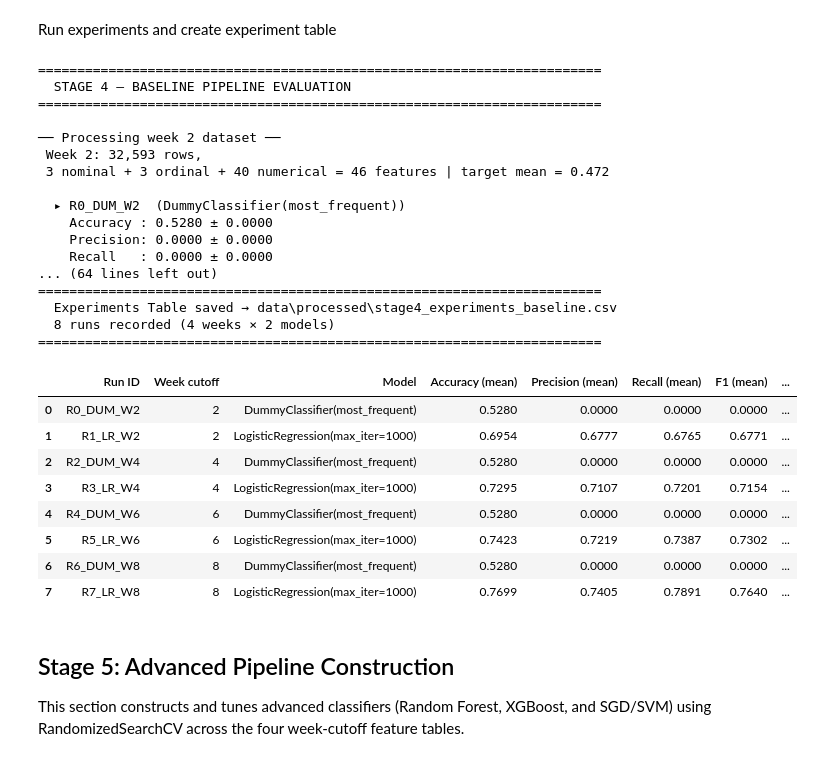
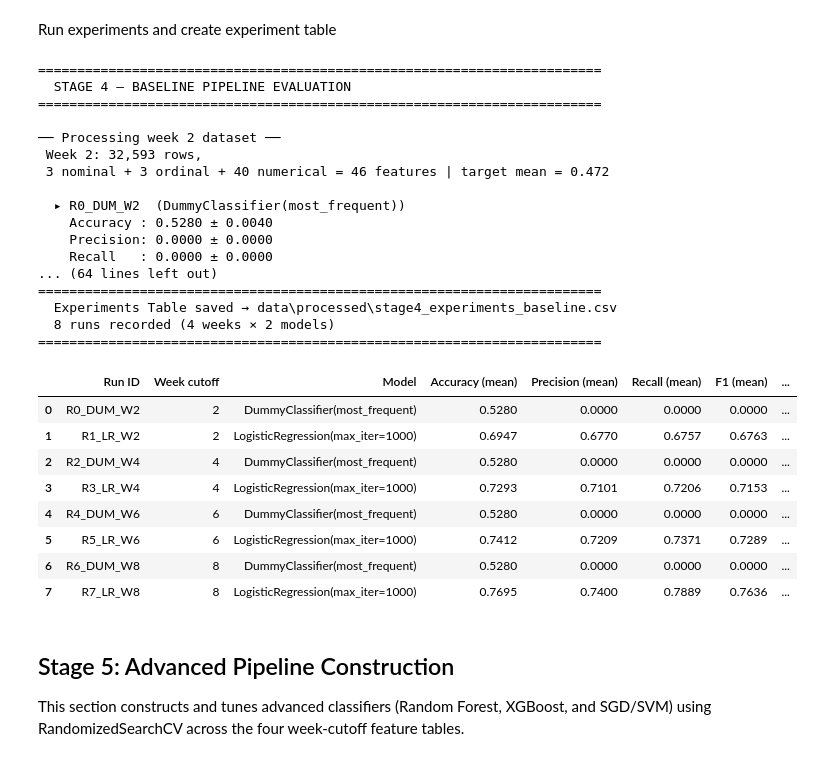
Before and after one commit to alsfine/Group-1-ML-Project-2026, a Jupyter notebook: project.ipynb, the cells around one changed output. Drawn from its saved outputs; the diff is of its cells as text; code cells hidden in the pictures.

```diff
--- a/project.ipynb
+++ b/project.ipynb
@@ -1438,8 +1574,11 @@ Feature tables successfully loaded into memory variables.
 Build Preprocessors and pipelines
 # %%
 def load_and_clean(df: pd.DataFrame, week: int) -> tuple:
-    # Separate target before dropping columns
+    # Separate target and groups before dropping columns
     y = df["target"].copy()
+    if "id_student" not in df.columns:
+        raise ValueError("Expected column `id_student` for group-aware splitting.")
+    groups = df["id_student"].copy()
 
     # Drop target + leaky / identifier / metadata columns
     drop_cols = ["target"] + [c for c in COLS_TO_DROP if c in df.columns]
@@ -1454,13 +1593,14 @@ def load_and_clean(df: pd.DataFrame, week: int) -> tuple:
           f" {len(nominal_cols)} nominal + {len(ordinal_cols)} ordinal + {len(num_cols)} numerical = "
           f"{X.shape[1]} features | target mean = {y.mean():.3f}")
 
-    return X, y, nominal_cols, ordinal_cols, num_cols
+    return X, y, groups, nominal_cols, ordinal_cols, num_cols
 
 
 def build_preprocessor(nominal_cols: list[str], ordinal_cols: list[str], num_cols: list[str]) -> ColumnTransformer:
     # Define exact category hierarchies
     edu_cats = ["No Formal quals", "Lower Than A Level", "A Level or Equivalent", "HE Qualification", "Post Graduate Qualification"]
-    imd_cats = ["0-10%", "10-20%", "20-30%", "30-40%", "40-50%", "50-60%", "60-70%", "70-80%", "80-90%", "90-100%"]
+    # NOTE: OULAD encodes this band as "10-20" (missing the % sign).
+    imd_cats = ["0-10%", "10-20", "20-30%", "30-40%", "40-50%", "50-60%", "60-70%", "70-80%", "80-90%", "90-100%"]
     age_cats = ["0-35", "35-55", "55<="]
 
     nominal_pipeline = Pipeline([
@@ -1502,15 +1642,16 @@ def build_pipelines(nominal_cols: list[str], ordinal_cols: list[str], num_cols:
 
 
 
-def evaluate_pipeline(pipe: Pipeline, X: pd.DataFrame, y: pd.Series) -> dict[str, float]:
+def evaluate_pipeline(pipe: Pipeline, X: pd.DataFrame, y: pd.Series, groups: pd.Series) -> dict[str, float]:
     """
-    Run Stratified K-Fold cross-validation and return mean ± std for each metric.
+    Run group-aware cross-validation (no student appears in multiple folds).
     """
-    cv = StratifiedKFold(n_splits=N_FOLDS, shuffle=True, random_state=RANDOM_SEED)
+    cv = StratifiedGroupKFold(n_splits=N_FOLDS, shuffle=True, random_state=RANDOM_SEED)
 
     cv_results = cross_validate(
         pipe, X, y,
         cv=cv,
+        groups=groups,
         scoring=SCORING,
         return_train_score=False,
         n_jobs=-1,
@@ -1542,7 +1683,7 @@ PREPROCESSING_DESC = (
 def run_all_experiments(tables_dict: dict) -> pd.DataFrame:
     """
     Loop over every (model, week) combination using the provided dictionary
-    of DataFrames, evaluate with Stratified 5-Fold CV, and compile results.
+    of DataFrames, evaluate with StratifiedGroupKFold CV (group=id_student), and compile results.
     """
     rows = []
     run_counter = 0
@@ -1556,7 +1697,7 @@ def run_all_experiments(tables_dict: dict) -> pd.DataFrame:
 
         # Pull dataframe from dictionary variable
         df_week = tables_dict[week]
-        X, y, nominal_cols, ordinal_cols, num_cols = load_and_clean(df_week, week)
+        X, y, groups, nominal_cols, ordinal_cols, num_cols = load_and_clean(df_week, week)
         pipelines = build_pipelines(nominal_cols, ordinal_cols, num_cols)
 
 
@@ -1564,7 +1705,7 @@ def run_all_experiments(tables_dict: dict) -> pd.DataFrame:
             run_id = f"R{run_counter}_{model_tag}_W{week}"
             print(f"\n  ▸ {run_id}  ({MODEL_FULL_NAMES[model_tag]})")
 
-            metrics = evaluate_pipeline(pipe, X, y)
+            metrics = evaluate_pipeline(pipe, X, y, groups)
 
             row = {
                 "Run ID":                   run_id,
@@ -1573,7 +1714,7 @@ def run_all_experiments(tables_dict: dict) -> pd.DataFrame:
                 "Preprocessing":            PREPROCESSING_DESC,
                 "Model":                    MODEL_FULL_NAMES[model_tag],
                 "Hyperparameters changed?": "None",
-                "Split protocol":           f"Stratified {N_FOLDS}-Fold CV",
+                "Split protocol":           f"StratifiedGroupKFold {N_FOLDS}-Fold CV (group=id_student)",
                 "Seed":                     RANDOM_SEED,
                 "Accuracy (mean)":          round(metrics["accuracy_mean"],  4),
                 "Accuracy (std)":           round(metrics["accuracy_std"],   4),
@@ -1612,41 +1753,41 @@ print("\n" + "=" * 72)
 print(f"  Experiments Table saved → {out_path}")
 print(f"  {len(experiments_df)} runs recorded ({len(WEEK_CUTOFFS)} weeks × 2 models)")
 print("=" * 72)
 
 # Display Summary
 display_cols = [
     "Run ID", "Week cutoff", "Model",
     "Accuracy (mean)", "Precision (mean)", "Recall (mean)",
     "F1 (mean)", "AUC (mean)",
 ]
 display(experiments_df[display_cols])
 # %% [output]
 ========================================================================
   STAGE 4 — BASELINE PIPELINE EVALUATION
 ========================================================================
 
 ── Processing week 2 dataset ──
  Week 2: 32,593 rows,
  3 nominal + 3 ordinal + 40 numerical = 46 features | target mean = 0.472
 
   ▸ R0_DUM_W2  (DummyClassifier(most_frequent))
-    Accuracy : 0.5280 ± 0.0000
+    Accuracy : 0.5280 ± 0.0040
     Precision: 0.0000 ± 0.0000
     Recall   : 0.0000 ± 0.0000
 ... (64 lines left out)
 ========================================================================
   Experiments Table saved → data\processed\stage4_experiments_baseline.csv
   8 runs recorded (4 weeks × 2 models)
 ========================================================================
 |  | Run ID | Week cutoff | Model | Accuracy (mean) | Precision (mean) | Recall (mean) | F1 (mean) | ... |
 | 0 | R0_DUM_W2 | 2 | DummyClassifier(most_frequent) | 0.5280 | 0.0000 | 0.0000 | 0.0000 | ... |
-| 1 | R1_LR_W2 | 2 | LogisticRegression(max_iter=1000) | 0.6954 | 0.6777 | 0.6765 | 0.6771 | ... |
+| 1 | R1_LR_W2 | 2 | LogisticRegression(max_iter=1000) | 0.6947 | 0.6770 | 0.6757 | 0.6763 | ... |
 | 2 | R2_DUM_W4 | 4 | DummyClassifier(most_frequent) | 0.5280 | 0.0000 | 0.0000 | 0.0000 | ... |
-| 3 | R3_LR_W4 | 4 | LogisticRegression(max_iter=1000) | 0.7295 | 0.7107 | 0.7201 | 0.7154 | ... |
+| 3 | R3_LR_W4 | 4 | LogisticRegression(max_iter=1000) | 0.7293 | 0.7101 | 0.7206 | 0.7153 | ... |
 | 4 | R4_DUM_W6 | 6 | DummyClassifier(most_frequent) | 0.5280 | 0.0000 | 0.0000 | 0.0000 | ... |
-| 5 | R5_LR_W6 | 6 | LogisticRegression(max_iter=1000) | 0.7423 | 0.7219 | 0.7387 | 0.7302 | ... |
+| 5 | R5_LR_W6 | 6 | LogisticRegression(max_iter=1000) | 0.7412 | 0.7209 | 0.7371 | 0.7289 | ... |
 | 6 | R6_DUM_W8 | 8 | DummyClassifier(most_frequent) | 0.5280 | 0.0000 | 0.0000 | 0.0000 | ... |
-| 7 | R7_LR_W8 | 8 | LogisticRegression(max_iter=1000) | 0.7699 | 0.7405 | 0.7891 | 0.7640 | ... |
+| 7 | R7_LR_W8 | 8 | LogisticRegression(max_iter=1000) | 0.7695 | 0.7400 | 0.7889 | 0.7636 | ... |
 # %% [markdown]
 ## Stage 5: Advanced Pipeline Construction
 
```
Also changed, not shown: parts of 39 cells of this notebook, 21 other files.
